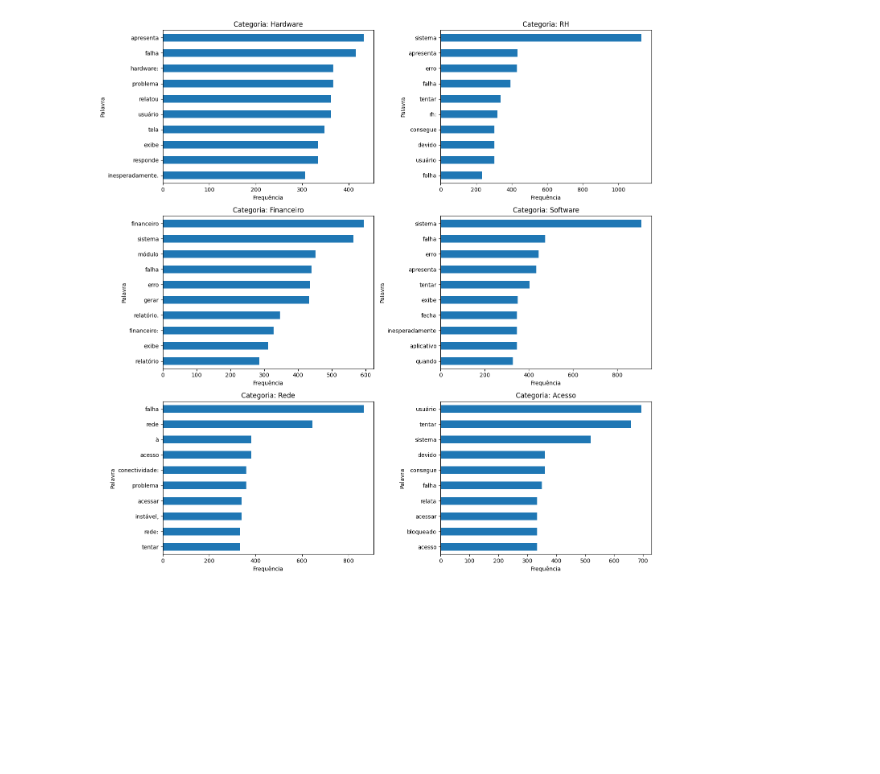
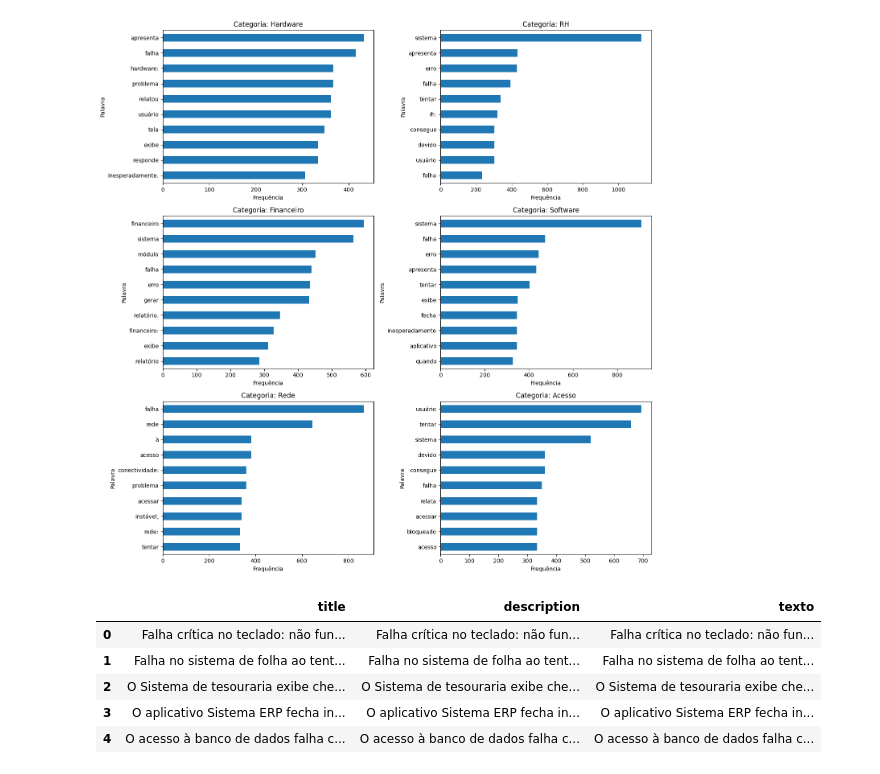
Before and after one commit to AndreyFernandes-NP/ProjetoIntegrador-II, a Jupyter notebook: notebooks/Análise_Exploratória.ipynb, the cells around one changed output. Saved outputs shown, nothing was run; the diff lists cells and outputs as text; code cells hidden in the pictures; blank space fills up the shorter version.

```diff
--- a/notebooks/Análise_Exploratória.ipynb
+++ b/notebooks/Análise_Exploratória.ipynb
@@ -616,3 +616,19 @@ plt.tight_layout()
 plt.show()
 # %% [output]
 [figure]
+# %%
+from sklearn.feature_extraction.text import TfidfVectorizer
+
+df['texto'] = (
+    df['title'].fillna('') + ' ' +
+    df['description'].fillna('')
+)
+
+df[['title', 'description', 'texto']].head()
+# %% [output]
+|  | title | description | texto |
+| 0 | Falha crítica no teclado: não fun... | Falha crítica no teclado: não fun... | Falha crítica no teclado: não fun... |
+| 1 | Falha no sistema de folha ao tent... | Falha no sistema de folha ao tent... | Falha no sistema de folha ao tent... |
+| 2 | O Sistema de tesouraria exibe che... | O Sistema de tesouraria exibe che... | O Sistema de tesouraria exibe che... |
+| 3 | O aplicativo Sistema ERP fecha in... | O aplicativo Sistema ERP fecha in... | O aplicativo Sistema ERP fecha in... |
+| 4 | O acesso à banco de dados falha c... | O acesso à banco de dados falha c... | O acesso à banco de dados falha c... |
```
Also changed, not shown: parts of 8 cells of this notebook, 1 other file.
